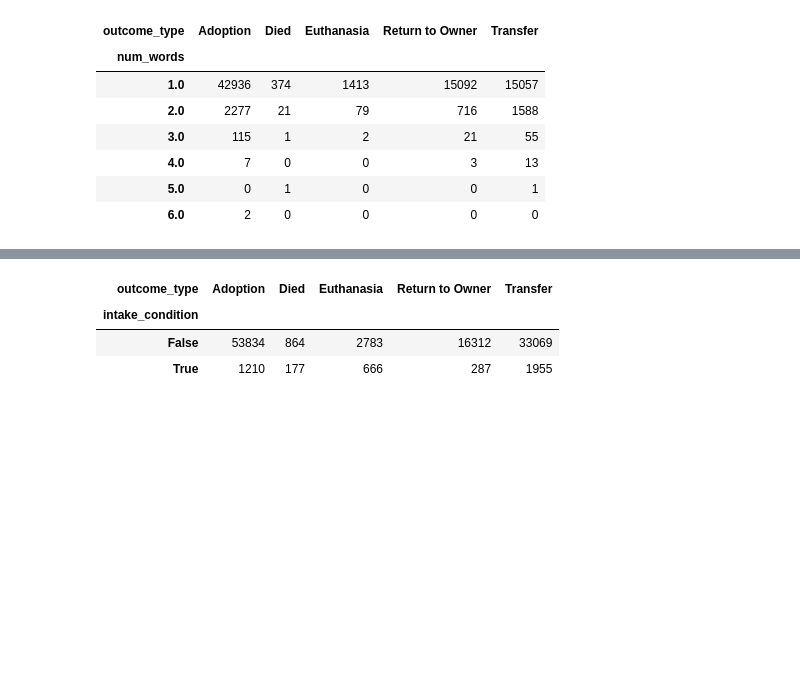
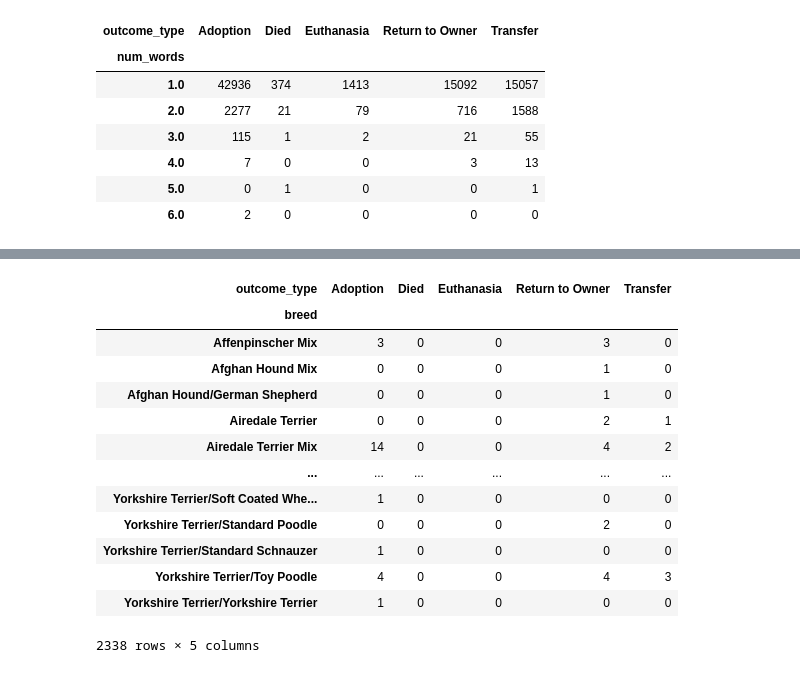
Before and after one commit to nneomaonochie/ml1-animal-data, a Jupyter notebook: exploration.ipynb, the cells around one changed output, grey strips where cells are left out. Cells and saved outputs as stored; diff of their text form; code cells hidden in the pictures; blank space fills up the shorter version.

```diff
--- a/exploration.ipynb
+++ b/exploration.ipynb
@@ -689,0 +769,4 @@ pd.crosstab(df_train['num_words'], df_train['outcome_type'])
+# %%
+pd.set_option('display.max_rows', 100)  # Change 50 to whatever number you want
+
+print(df_dog['breed'].value_counts())
@@ -690,7 +805,17 @@ pd.crosstab(df_train['num_words'], df_train['outcome_type'])
 # %%
-pd.crosstab(df_train['intake_condition'] == 'Sick', df_train['outcome_type'])
+pd.crosstab(df_dog['breed'], df_dog['outcome_type'])
 # %% [output]
 | outcome_type | Adoption | Died | Euthanasia | Return to Owner | Transfer |
-| intake_condition |  |  |  |  |  |
-| False | 53834 | 864 | 2783 | 16312 | 33069 |
-| True | 1210 | 177 | 666 | 287 | 1955 |
+| breed |  |  |  |  |  |
+| Affenpinscher Mix | 3 | 0 | 0 | 3 | 0 |
+| Afghan Hound Mix | 0 | 0 | 0 | 1 | 0 |
+| Afghan Hound/German Shepherd | 0 | 0 | 0 | 1 | 0 |
+| Airedale Terrier | 0 | 0 | 0 | 2 | 1 |
+| Airedale Terrier Mix | 14 | 0 | 0 | 4 | 2 |
+| ... | ... | ... | ... | ... | ... |
+| Yorkshire Terrier/Soft Coated Whe... | 1 | 0 | 0 | 0 | 0 |
+| Yorkshire Terrier/Standard Poodle | 0 | 0 | 0 | 2 | 0 |
+| Yorkshire Terrier/Standard Schnauzer | 1 | 0 | 0 | 0 | 0 |
+| Yorkshire Terrier/Toy Poodle | 4 | 0 | 0 | 4 | 3 |
+| Yorkshire Terrier/Yorkshire Terrier | 1 | 0 | 0 | 0 | 0 |
+2338 rows × 5 columns
```
Also changed, not shown: parts of 11 cells of this notebook, 1 other file.
